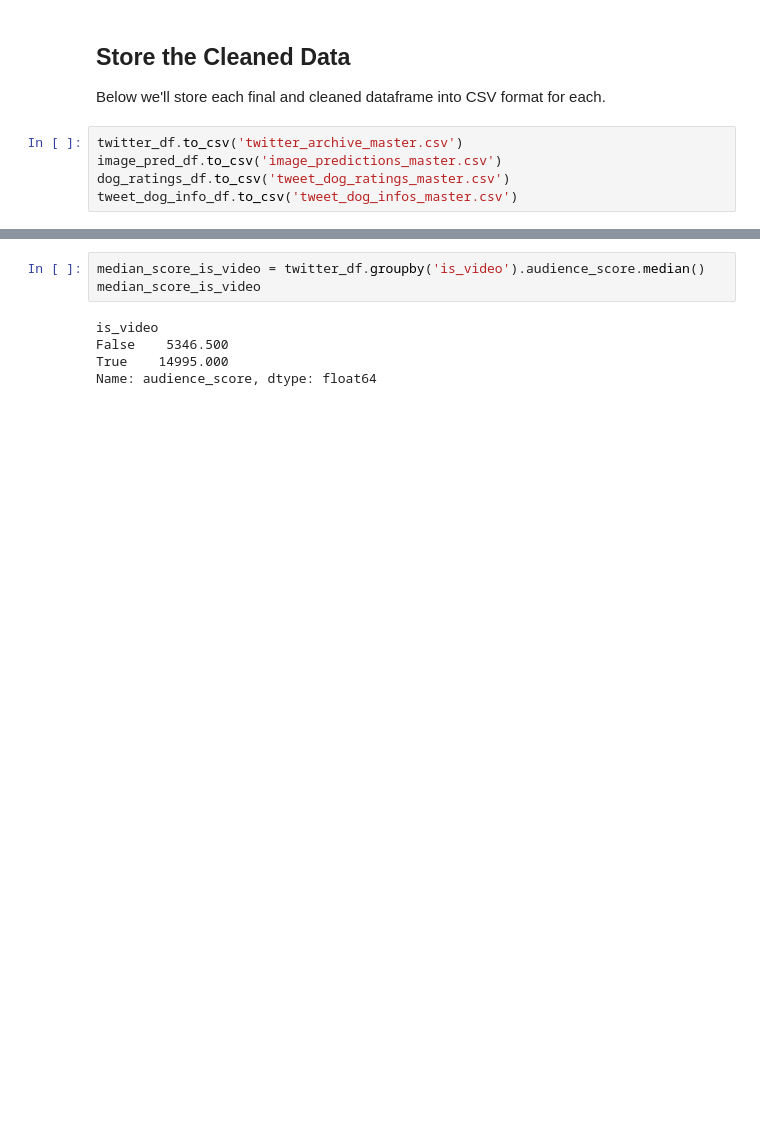
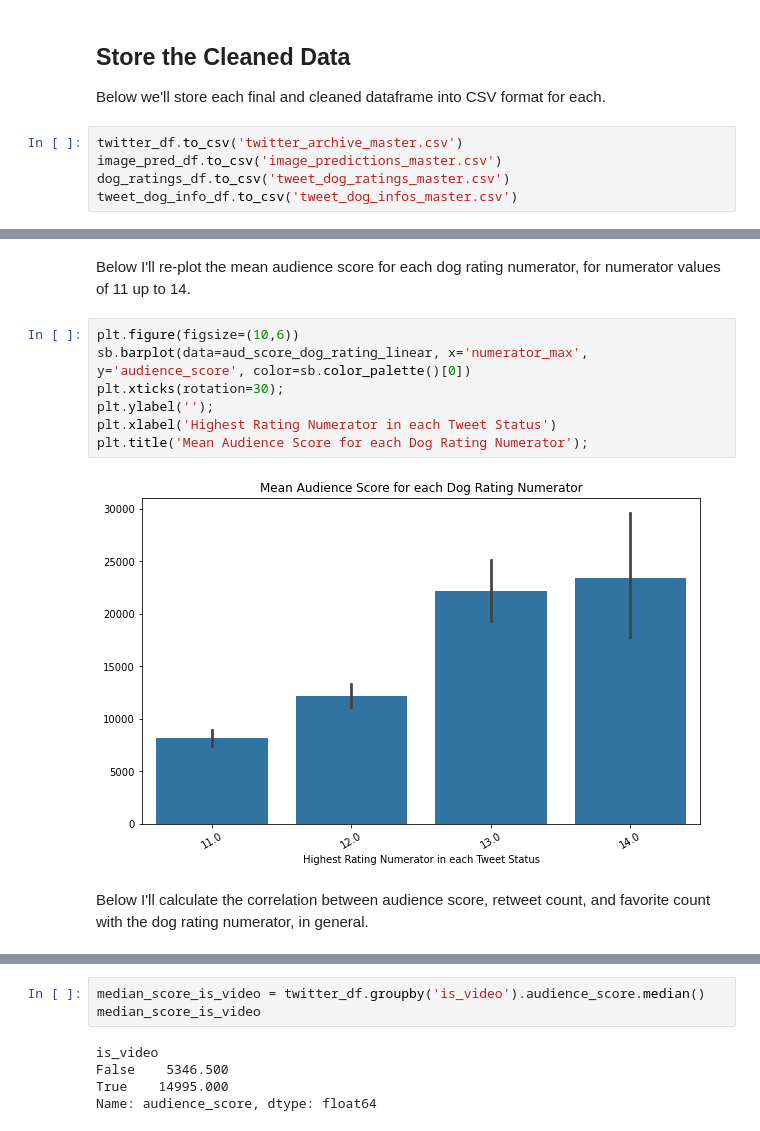
Before and after one commit to fletchersarip93/twitter-data-wrangling, a Jupyter notebook: wrangle_act.ipynb, the cells around one changed output, grey strips where cells are left out. Drawn from its saved outputs; the diff is of its cells as text; blank space fills up the shorter version.

```diff
--- a/wrangle_act.ipynb
+++ b/wrangle_act.ipynb
@@ -1819,0 +1735,13 @@ aud_score_dog_rating.corr()
+# %% [markdown]
+Below I'll re-plot the mean audience score for each dog rating numerator, for numerator values of 11 up to 14.
+# %%
+plt.figure(figsize=(10,6))
+sb.barplot(data=aud_score_dog_rating_linear, x='numerator_max', y='audience_score', color=sb.color_palette()[0])
+plt.xticks(rotation=30);
+plt.ylabel('');
+plt.xlabel('Highest Rating Numerator in each Tweet Status')
+plt.title('Mean Audience Score for each Dog Rating Numerator');
+# %% [output]
+[figure, added]
+# %% [markdown]
+Below I'll calculate the correlation between audience score, retweet count, and favorite count with the dog rating numerator, in general.
```
Also changed, not shown: parts of 95 cells of this notebook.
